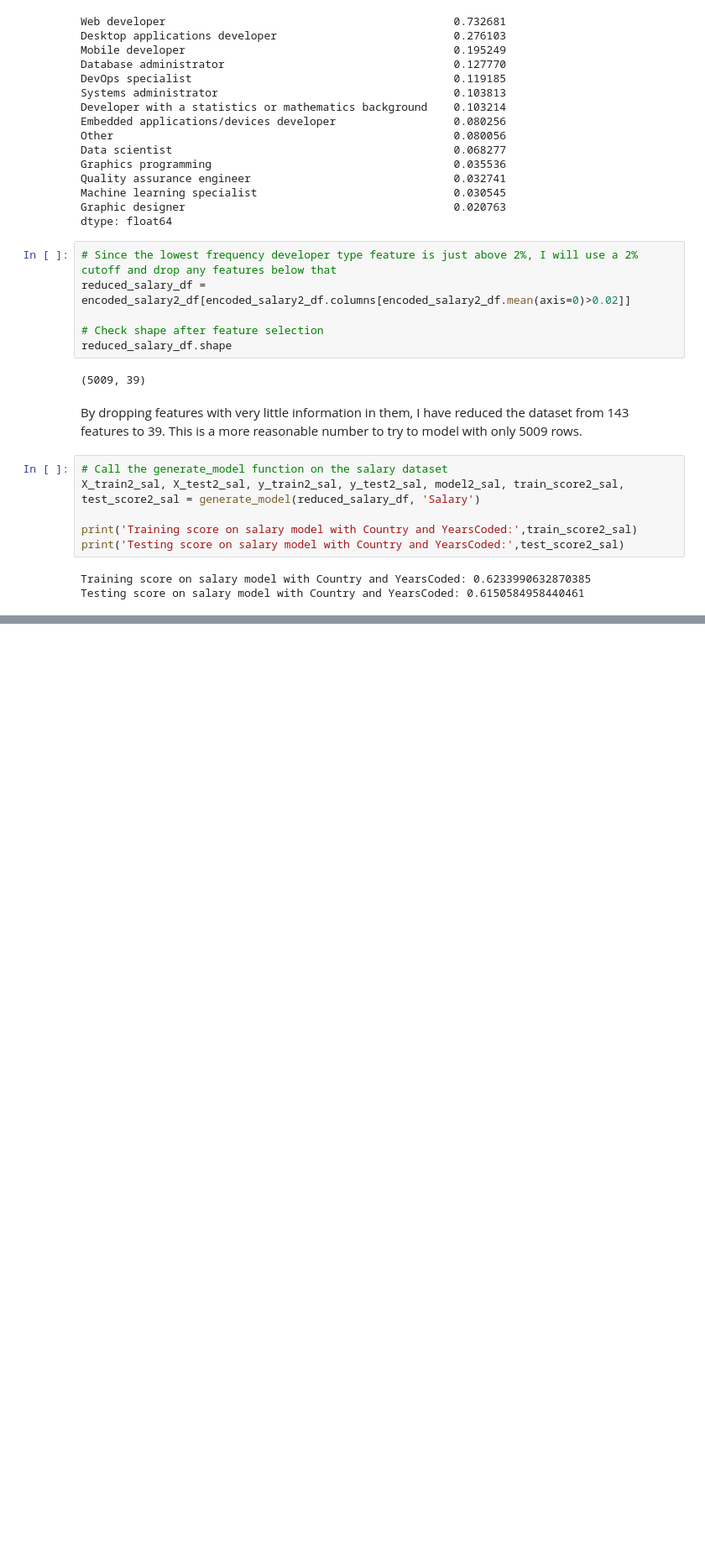
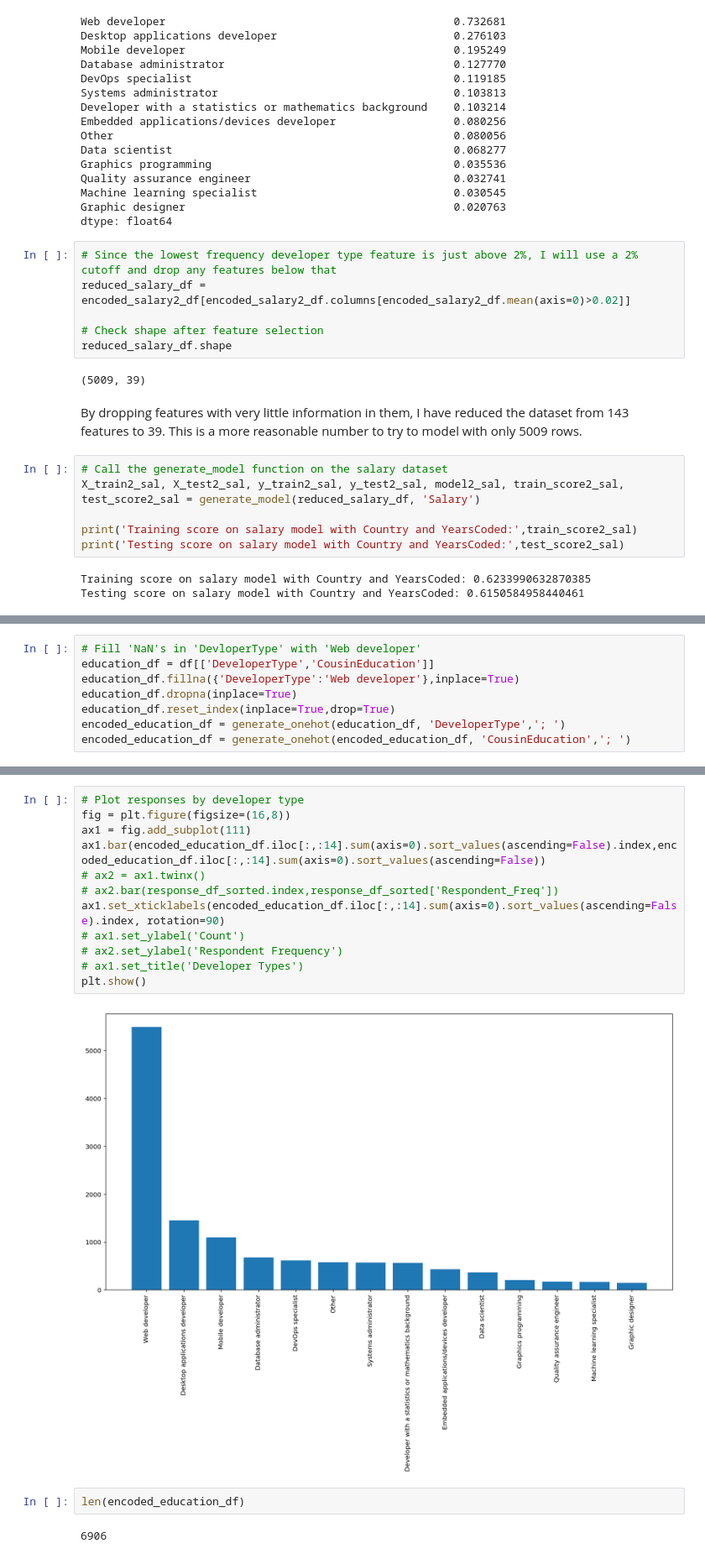
Before and after one commit to blowe615/stackoverflow_survey, a Jupyter notebook: Investigating How Data Scientists Answered the Stack Overflow Survey.ipynb, the cells around one changed output, grey strips where cells are left out. Shown at 84% size. Saved outputs shown, nothing was run; the diff lists cells and outputs as text; blank space fills up the shorter version.

```diff
--- a/Investigating How Data Scientists Answered the Stack Overflow Survey.ipynb
+++ b/Investigating How Data Scientists Answered the Stack Overflow Survey.ipynb
@@ -694,0 +727,8 @@ sal2_weights['Weight'] = model2_sal.coef_
+# %%
+# Fill 'NaN's in 'DevloperType' with 'Web developer'
+education_df = df[['DeveloperType','CousinEducation']]
+education_df.fillna({'DeveloperType':'Web developer'},inplace=True)
+education_df.dropna(inplace=True)
+education_df.reset_index(inplace=True,drop=True)
+encoded_education_df = generate_onehot(education_df, 'DeveloperType','; ')
+encoded_education_df = generate_onehot(encoded_education_df, 'CousinEducation','; ')
@@ -694,0 +750,18 @@ sal2_weights['Weight'] = model2_sal.coef_
+# %%
+# Plot responses by developer type
+fig = plt.figure(figsize=(16,8))
+ax1 = fig.add_subplot(111)
+ax1.bar(encoded_education_df.iloc[:,:14].sum(axis=0).sort_values(ascending=False).index,encoded_education_df.iloc[:,:14].sum(axis=0).sort_values(ascending=False))
+# ax2 = ax1.twinx()
+# ax2.bar(response_df_sorted.index,response_df_sorted['Respondent_Freq'])
+ax1.set_xticklabels(encoded_education_df.iloc[:,:14].sum(axis=0).sort_values(ascending=False).index, rotation=90)
+# ax1.set_ylabel('Count')
+# ax2.set_ylabel('Respondent Frequency')
+# ax1.set_title('Developer Types')
+plt.show()
+# %% [output]
+[figure, added]
+# %%
+len(encoded_education_df)
+# %% [output]
+6906
```
Also changed, not shown: parts of 23 cells of this notebook.
